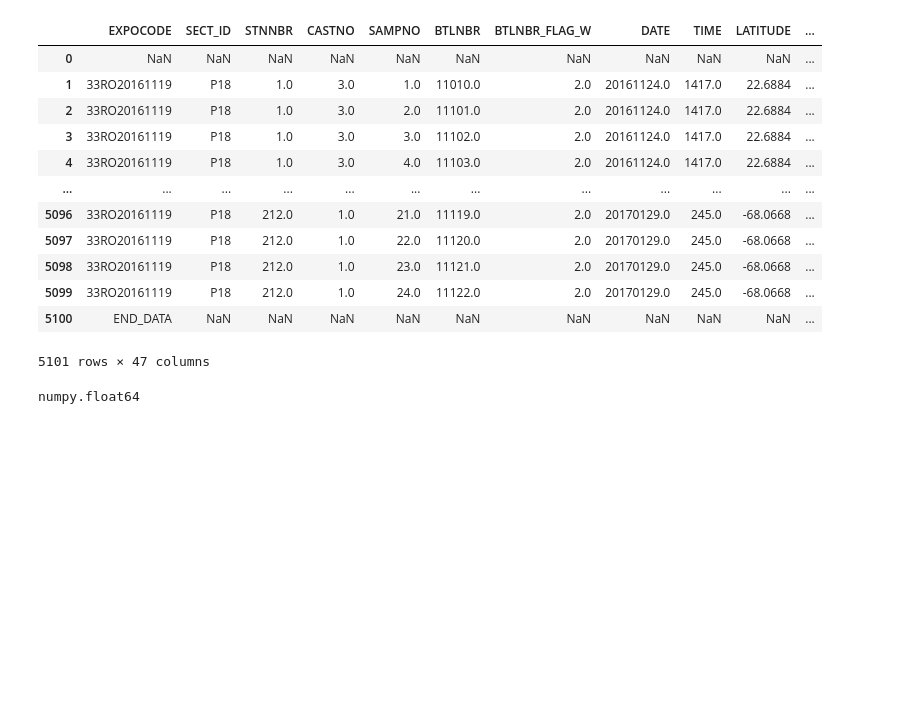
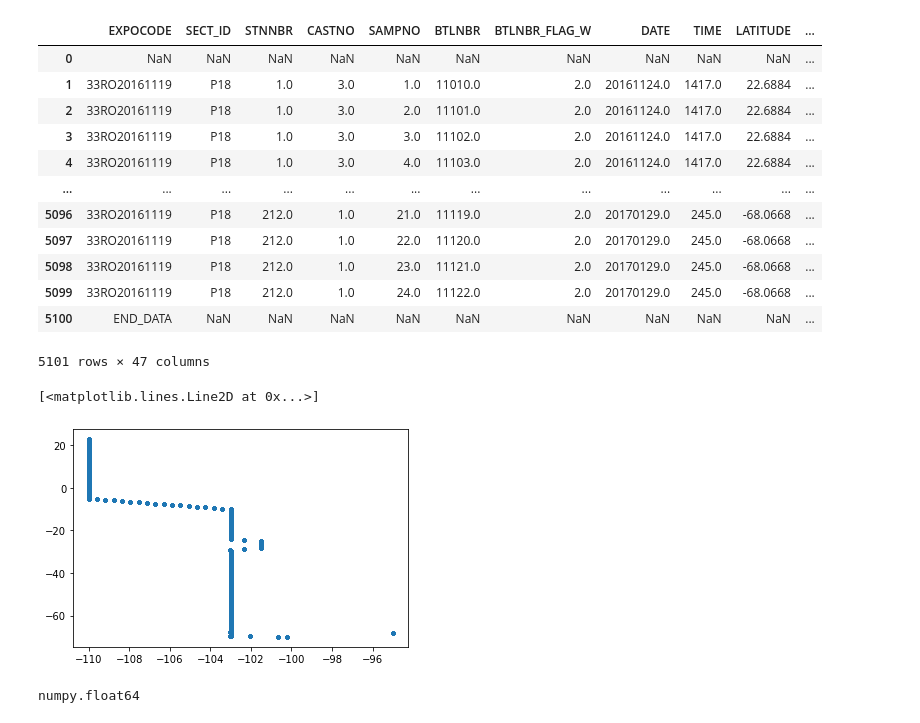
Before and after one commit to pengfeiliu371/EAS2655_S2023, a Jupyter notebook: python/Week6_exercise2_ocean.ipynb, the cells around one changed output. Cells and saved outputs as stored; diff of their text form; code cells hidden in the pictures; blank space fills up the shorter version.

```diff
--- a/python/Week6_exercise2_ocean.ipynb
+++ b/python/Week6_exercise2_ocean.ipynb
@@ -30,6 +31,11 @@ lon=df['LONGITUDE'][1:-1] # longitude
 | 5099 | 33RO20161119 | P18 | 212.0 | 1.0 | 24.0 | 11122.0 | 2.0 | 20170129.0 | 245.0 | -68.0668 | ... |
 | 5100 | END_DATA | NaN | NaN | NaN | NaN | NaN | NaN | NaN | NaN | NaN | ... |
 5101 rows × 47 columns
+# %%
+plt.plot(lon,lat,'.')
+# %% [output]
+[<matplotlib.lines.Line2D at 0x...>]
+[figure, added]
 # %%
 # change data type to float
 t=t.astype(float)
```
Also changed, not shown: parts of 1 cell of this notebook, 4 other files.
